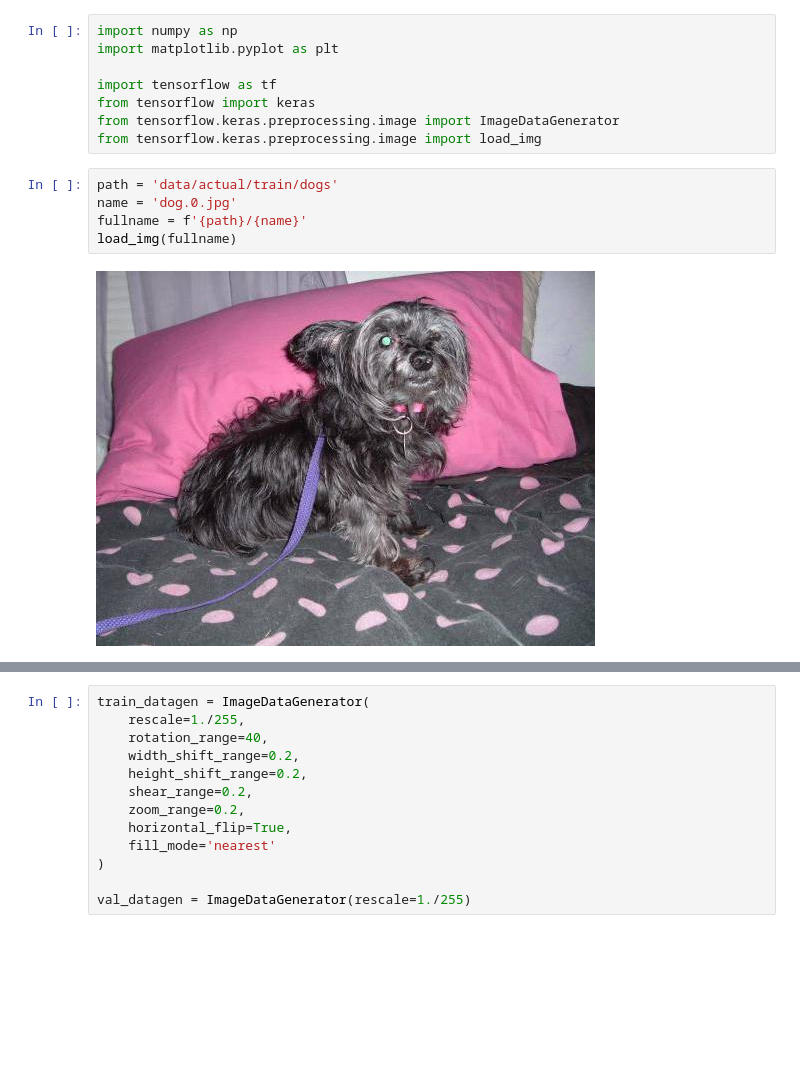
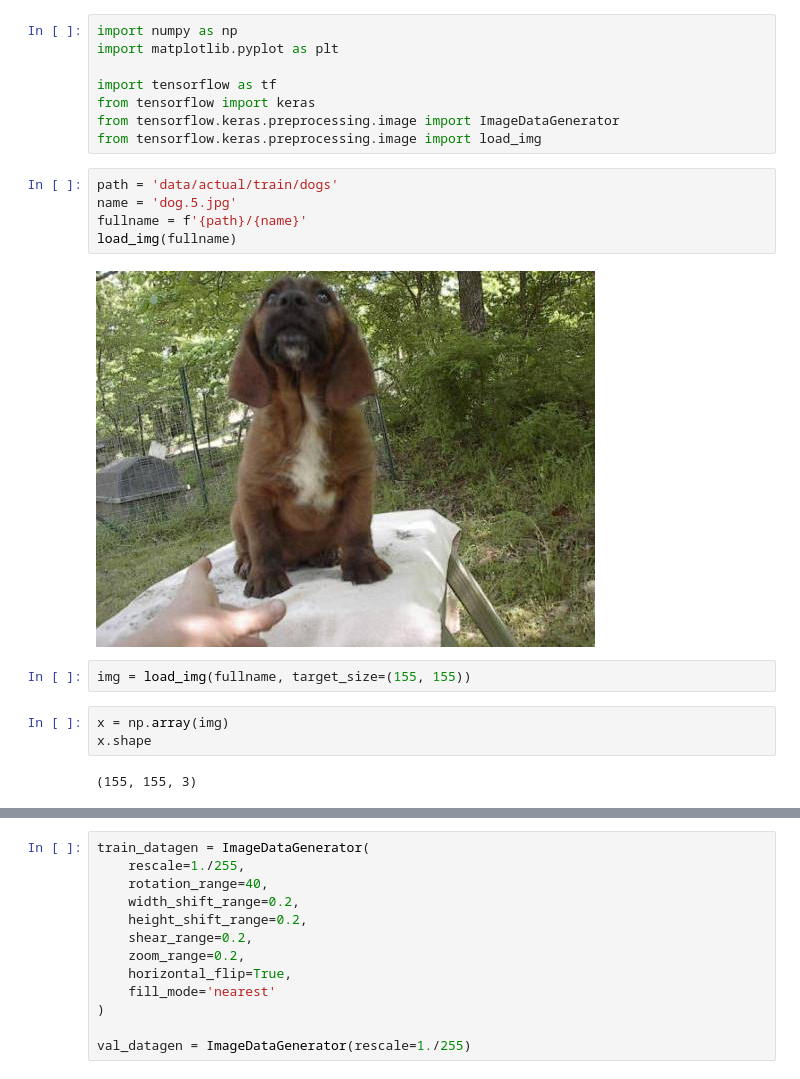
Before and after one commit to aenoboa1/ML-Zoomcamp-Homeworks, a Jupyter notebook: WEEK 8/Homework/homework.ipynb, the cells around one changed output, grey strips where cells are left out. Saved outputs shown, nothing was run; the diff lists cells and outputs as text; blank space fills up the shorter version.

```diff
--- a/WEEK 8/Homework/homework.ipynb
+++ b/WEEK 8/Homework/homework.ipynb
@@ -12,8 +14,15 @@ from tensorflow.keras.preprocessing.image import ImageDataGenerator
 from tensorflow.keras.preprocessing.image import load_img
 # %%
 path = 'data/actual/train/dogs'
-name = 'dog.0.jpg'
+name = 'dog.5.jpg'
 fullname = f'{path}/{name}'
 load_img(fullname)
 # %% [output]
-[figure, old version]
+[figure, new version]
+# %%
+img = load_img(fullname, target_size=(155, 155))
+# %%
+x = np.array(img)
+x.shape
+# %% [output]
+(155, 155, 3)
```
Also changed, not shown: parts of 15 cells of this notebook.
